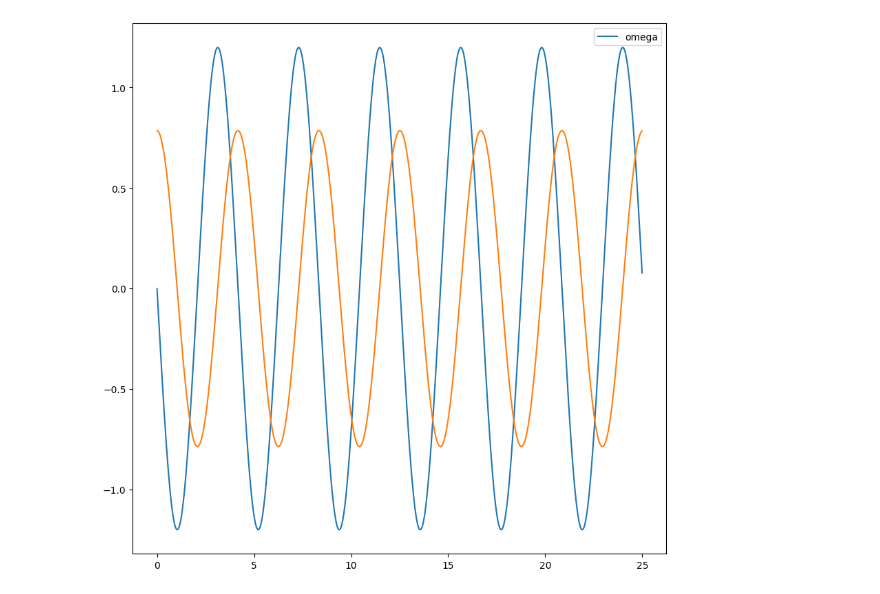
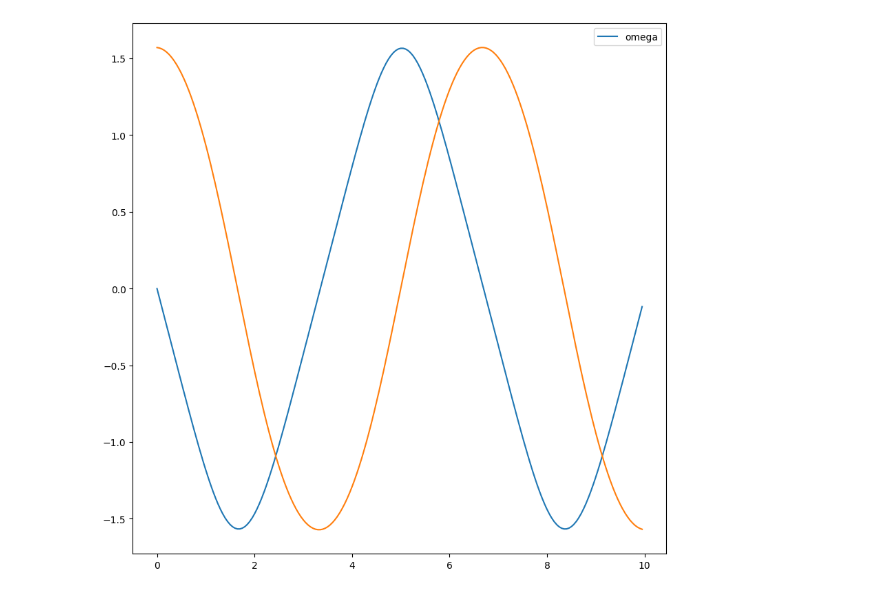
Before and after one commit to lewismcnish/Physics, a Jupyter notebook: Year_3/it_lab/task_2_bungee.ipynb, the cells around one changed output. Drawn from its saved outputs; the diff is of its cells as text; code cells hidden in the pictures.

```diff
--- a/Year_3/it_lab/task_2_bungee.ipynb
+++ b/Year_3/it_lab/task_2_bungee.ipynb
@@ -5,7 +5,7 @@ from scipy.integrate import odeint
 from scipy.interpolate import interp1d
 from scipy.optimize import fsolve
 # %%
-TIMESTEP = 0.01
+TIMESTEP = 0.05
 
 def thetafunc(om_1, th_1, dt = TIMESTEP):
     """Defines the function for the theta equation.
@@ -16,39 +16,39 @@ def thetafunc(om_1, th_1, dt = TIMESTEP):
         th_1: angle at time t_1
     """
     thetai = om_1*dt + th_1
     return thetai
 
-def omfunc(om_1, th_1, params = 9.81/4,dt = TIMESTEP):
+def omfunc(om_1, th_1, params = 9.81/8,dt = TIMESTEP):
     """Defines the function for the angular velocity equation.
         om_1: angular velocity at time t_1
         dt: time step
         th_1: angle at time t_1
         params: vector of parameters:
         g = gravity
         l = length of pendulum
     """
 
     omi = om_1 - params*np.sin(th_1)*dt
     return omi
-timepoint = np.arange(0, 25, TIMESTEP)
-om = np.full_like(timepoint, -1)
-theta = np.full_like(timepoint, -1)
+timepoint = np.arange(0, 10, TIMESTEP)
+om = np.full_like(timepoint, 0)
+theta = np.full_like(timepoint, 0)
 
-theta[0] = np.pi/4
+theta[0] = np.pi/2
 om[0] = 0
 for i in np.arange(1, len(timepoint)):
     om[i] = omfunc(om[i-1], theta[i-1])
     theta[i] = thetafunc(om[i], theta[i-1])
 
 
 
 plt.figure(figsize = (10, 10))
 plt.plot(timepoint, om,label = "omega")
 plt.plot(timepoint, theta )
 plt.legend()
 plt.show()
 # %% [output]
-[figure, old version]
+[figure, new version]
 # %%
 #Probably already did this...
 import numpy as np
```
Also changed, not shown: parts of 5 cells of this notebook, 1 other file.
